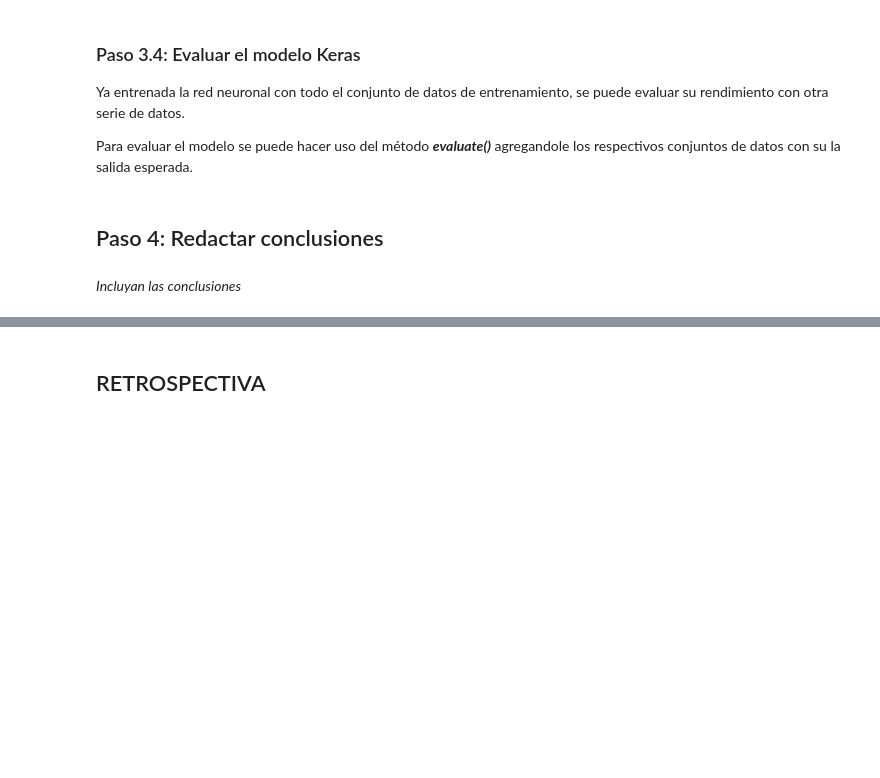
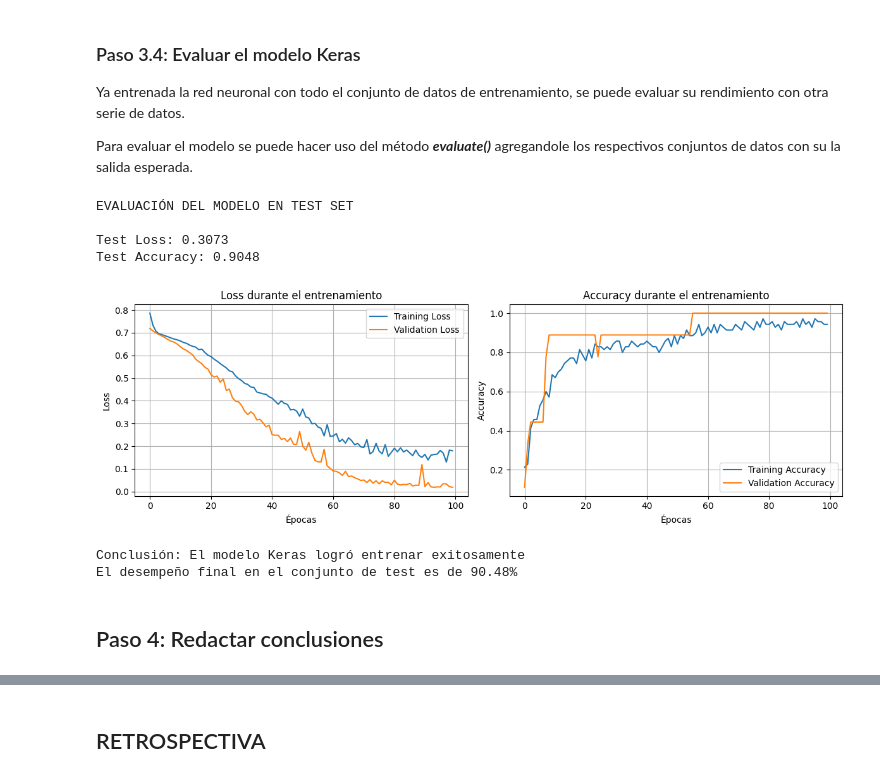
Before and after one commit to Juanseom/neural-networks-lab, a Jupyter notebook: labNN_PTIA_c.ipynb, the cells around one changed output, grey strips where cells are left out. Cells and saved outputs as stored; diff of their text form; code cells hidden in the pictures; blank space fills up the shorter version.

```diff
--- a/labNN_PTIA_c.ipynb
+++ b/labNN_PTIA_c.ipynb
@@ -795,0 +1137,9 @@ Se debe especificar minimamente:
+# %%
+
+model.compile(
+    optimizer=SGD(learning_rate=0.1),
+    loss='binary_crossentropy',
+    metrics=['accuracy']
+)
+
+print("Modelo compilado correctamente")
@@ -806,0 +1157,11 @@ Tenga en cuenta que el entrenamiento se realiza por épocas (*epoch*), y cada é
+# %%
+
+history = model.fit(
+    X_train_scaled, Y_train,
+    epochs=100,
+    batch_size=8,
+    validation_data=(X_val_scaled, Y_val),
+    verbose=1
+)
+
+print("\nEntrenamiento completado")
@@ -815,4 +1192,47 @@ Para evaluar el modelo se puede hacer uso del método ***evaluate()*** agregando
+# %%
+print()
+print("EVALUACIÓN DEL MODELO EN TEST SET")
+print()
+
+test_loss, test_accuracy = model.evaluate(X_test_scaled, Y_test, verbose=0)
+
+print(f"Test Loss: {test_loss:.4f}")
+print(f"Test Accuracy: {test_accuracy:.4f}")
+
+import matplotlib.pyplot as plt
+
+plt.figure(figsize=(12, 4))
+
+plt.subplot(1, 2, 1)
+plt.plot(history.history['loss'], label='Training Loss')
+plt.plot(history.history['val_loss'], label='Validation Loss')
+plt.xlabel('Épocas')
+plt.ylabel('Loss')
+plt.title('Loss durante el entrenamiento')
+plt.legend()
+plt.grid(True)
+
+plt.subplot(1, 2, 2)
+plt.plot(history.history['accuracy'], label='Training Accuracy')
+plt.plot(history.history['val_accuracy'], label='Validation Accuracy')
+plt.xlabel('Épocas')
+plt.ylabel('Accuracy')
+plt.title('Accuracy durante el entrenamiento')
+plt.legend()
+plt.grid(True)
+
+plt.tight_layout()
+plt.show()
+
+print("\nConclusión: El modelo Keras logró entrenar exitosamente")
+print(f"El desempeño final en el conjunto de test es de {test_accuracy:.2%}")
+# %% [output]
+EVALUACIÓN DEL MODELO EN TEST SET
+
+Test Loss: 0.3073
+Test Accuracy: 0.9048
+[figure, added]
+Conclusión: El modelo Keras logró entrenar exitosamente
+El desempeño final en el conjunto de test es de 90.48%
 # %% [markdown]
 ## Paso 4: Redactar conclusiones
-# %% [markdown]
-*Incluyan las conclusiones*
```
Also changed, not shown: parts of 36 cells of this notebook.
